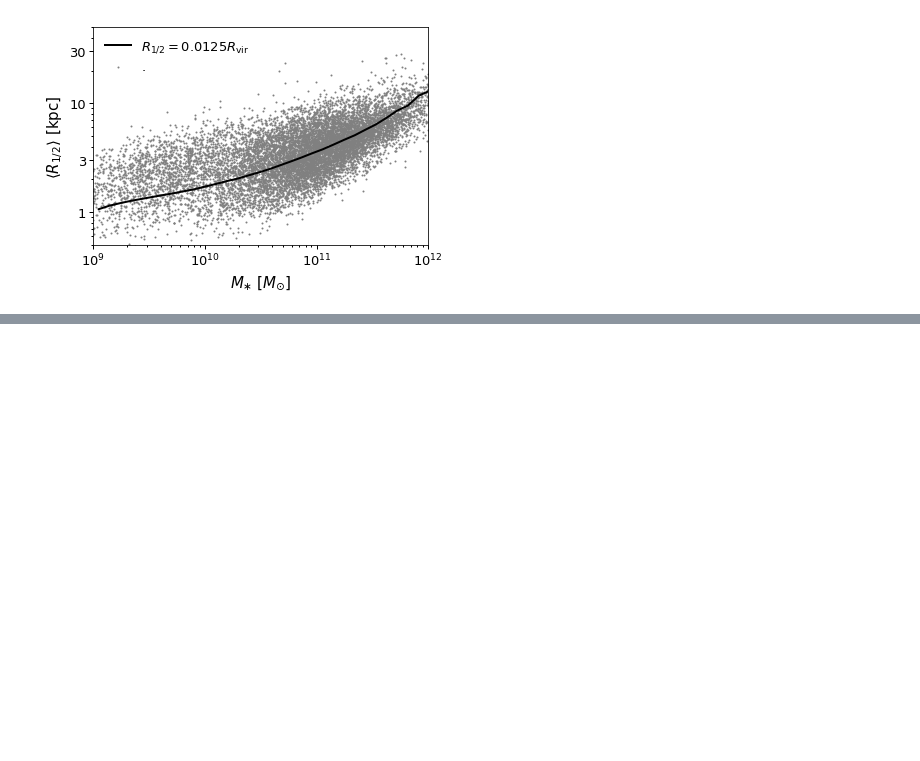
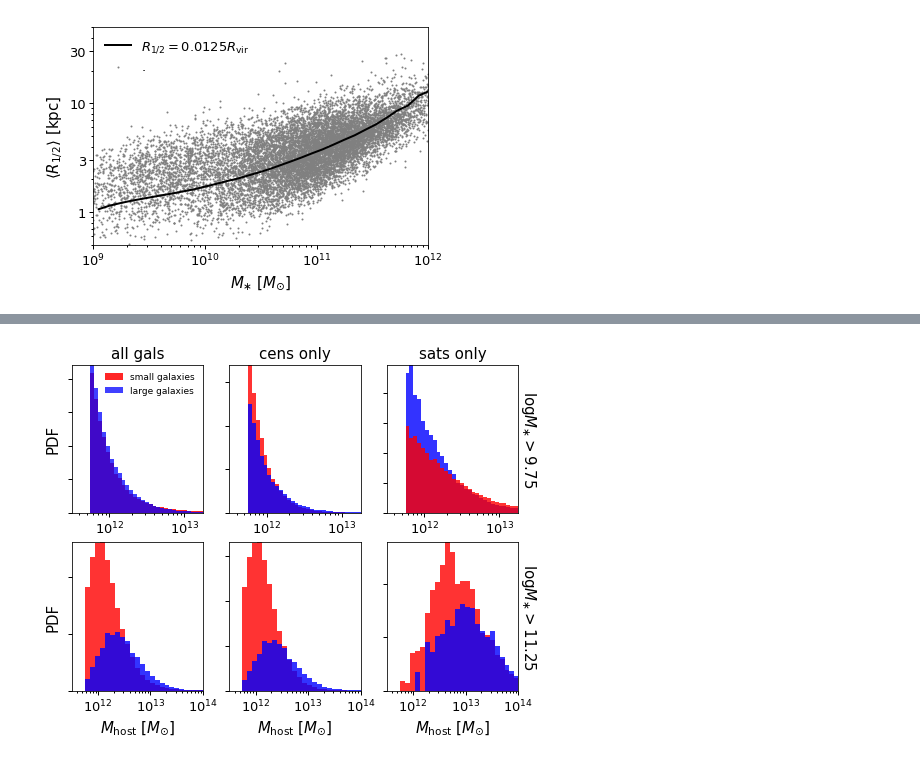
Before and after one commit to aphearin/galsize_models, a Jupyter notebook: notebooks/simple_composite_size_modeling.ipynb, the cells around one changed output, grey strips where cells are left out. Cells and saved outputs as stored; diff of their text form; code cells hidden in the pictures; blank space fills up the shorter version.

Commit message:
new figure of Mhost dependenceg

```diff
--- a/notebooks/simple_composite_size_modeling.ipynb
+++ b/notebooks/simple_composite_size_modeling.ipynb
@@ -200,0 +200,82 @@ fig.savefig(figname, bbox_extra_artists=[xlabel3, ylabel3], bbox_inches='tight')
+# %%
+fig, ((ax1, ax2, ax3), (ax4, ax5, ax6)) = plt.subplots(2, 3, figsize=(8, 6))
+
+axes = ax1, ax2, ax3, ax4, ax5, ax6
+
+bins = np.logspace(11.75, 13.25, 30)
+
+sample = mock[mock['mstar'] > 10**9.75]
+small_mask = sample['r50'] < sample['r50_median']
+small_sample = sample[small_mask]
+large_sample = sample[~small_mask]
+
+__=ax1.hist(small_sample['mvir_host_halo'], normed=True, bins=bins,
+           alpha=0.85, color='red', label='small galaxies')
+__=ax1.hist(large_sample['mvir_host_halo'], normed=True, bins=bins,
+           alpha=0.75, color='blue', label='large galaxies')
+
+__=ax2.hist(small_sample['mvir_host_halo'][small_sample['upid']==-1], normed=True, bins=bins,
+           alpha=0.8, color='red', label='small galaxies')
+__=ax2.hist(large_sample['mvir_host_halo'][large_sample['upid']==-1], normed=True, bins=bins,
+           alpha=0.8, color='blue', label='large galaxies')
+
+__=ax3.hist(large_sample['mvir_host_halo'][large_sample['upid']!=-1], normed=True, bins=bins,
+           alpha=0.8, color='blue')
+__=ax3.hist(small_sample['mvir_host_halo'][small_sample['upid']!=-1], normed=True, bins=bins,
+           alpha=0.8, color='red')
+
+sample = mock[mock['mstar'] > 10**11.25]
+small_mask = sample['r50'] < sample['r50_median']
+small_sample = sample[small_mask]
+large_sample = sample[~small_mask]
+
+bins = np.logspace(11.75, 14.5, 30)
+
+__=ax4.hist(small_sample['mvir_host_halo'], normed=True, bins=bins,
+           alpha=0.8, color='red', label='small galaxies')
+__=ax4.hist(large_sample['mvir_host_halo'], normed=True, bins=bins,
+           alpha=0.8, color='blue', label='large galaxies')
+
+__=ax5.hist(small_sample['mvir_host_halo'][small_sample['upid']==-1], normed=True, bins=bins,
+           alpha=0.8, color='red', label='small galaxies')
+__=ax5.hist(large_sample['mvir_host_halo'][large_sample['upid']==-1], normed=True, bins=bins,
+           alpha=0.8, color='blue', label='large galaxies')
+
+__=ax6.hist(small_sample['mvir_host_halo'][small_sample['upid']!=-1], normed=True, bins=bins,
+           alpha=0.8, color='red')
+__=ax6.hist(large_sample['mvir_host_halo'][large_sample['upid']!=-1], normed=True, bins=bins,
+           alpha=0.8, color='blue')
+
+
+title1 = ax1.set_title(r'all gals')
+title2 = ax2.set_title(r'cens only')
+title3 = ax3.set_title(r'sats only')
+
+ylabel1 = ax1.set_ylabel(r'PDF')
+ylabel4 = ax4.set_ylabel(r'PDF')
+
+for ax in axes:
+    labels = [item.get_text() for item in ax.get_yticklabels()]
+    empty_string_labels = ['']*len(labels)
+    ax.set_yticklabels(empty_string_labels)
+
+for ax in (ax1, ax2, ax3):
+    xlim = ax.set_xlim(10**11.5, 10**13.25)
+    __=ax.set_xscale('log')
+
+for ax in (ax4, ax5, ax6):
+    xlim = ax.set_xlim(10**11.5, 10**14)
+    __=ax.set_xscale('log')
+    xlabel = ax.set_xlabel(r'$M_{\rm host}$ [$M_{\odot}]$')
+
+__=ax3.yaxis.set_label_position("right")
+ylabel3 = ax3.set_ylabel(r'$\log M_{\ast} > 9.75$', rotation=-90, labelpad=20)
+__=ax6.yaxis.set_label_position("right")
+ylabel6 = ax6.set_ylabel(r'$\log M_{\ast} > 11.25$', rotation=-90, labelpad=20)
+
+leg1 = ax1.legend(fontsize=9)
+
+figname = 'large_small_host_halo_mass_mstar_dependence.pdf'
+fig.savefig(figname, bbox_extra_artists=[xlabel, ylabel], bbox_inches='tight')
+# %% [output]
+[figure, added]
```
Also changed, not shown: parts of 12 cells of this notebook, 1 other file.
